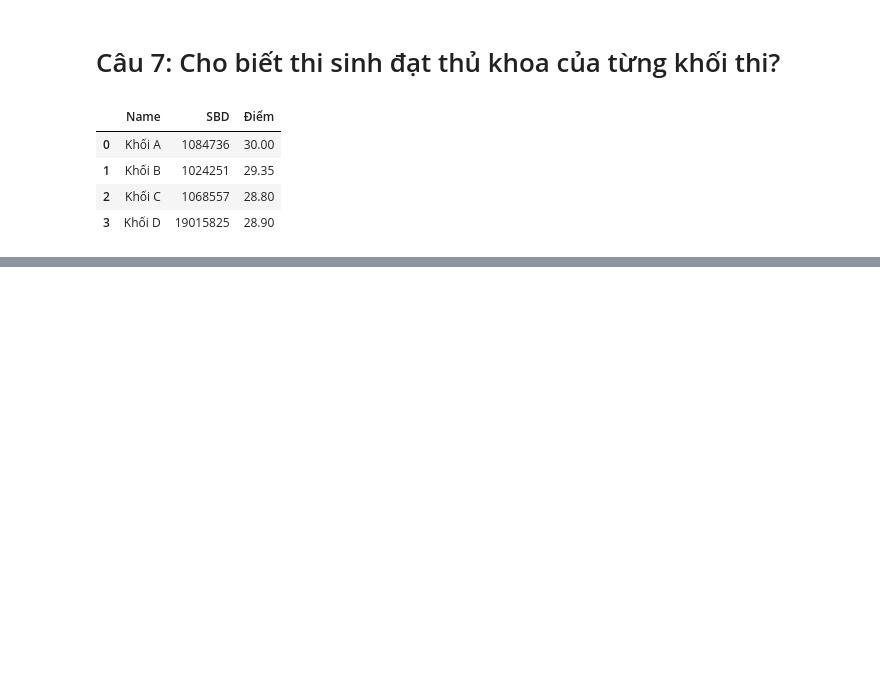
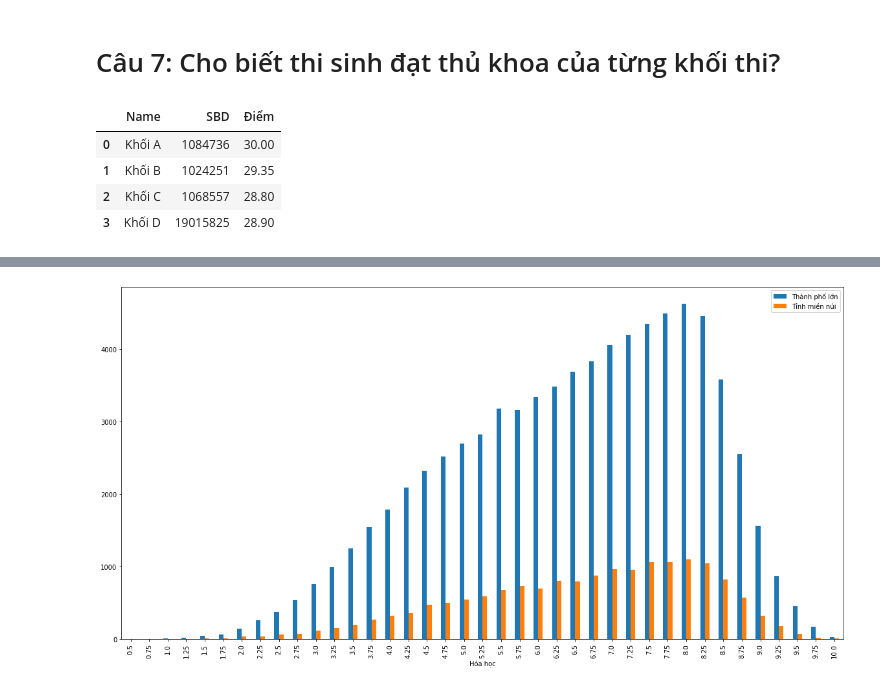
Before and after one commit to PMX120202/Project_Final_LTKHDL, a Jupyter notebook: Handle.ipynb, the cells around one changed output, grey strips where cells are left out. Saved outputs shown, nothing was run; the diff lists cells and outputs as text; code cells hidden in the pictures; blank space fills up the shorter version.

```diff
--- a/Handle.ipynb
+++ b/Handle.ipynb
@@ -613,0 +595,4 @@ results
+# %%
+CompareSubject('Hóa học')
+# %% [output]
+[figure, added]
```
Also changed, not shown: parts of 18 cells of this notebook.
